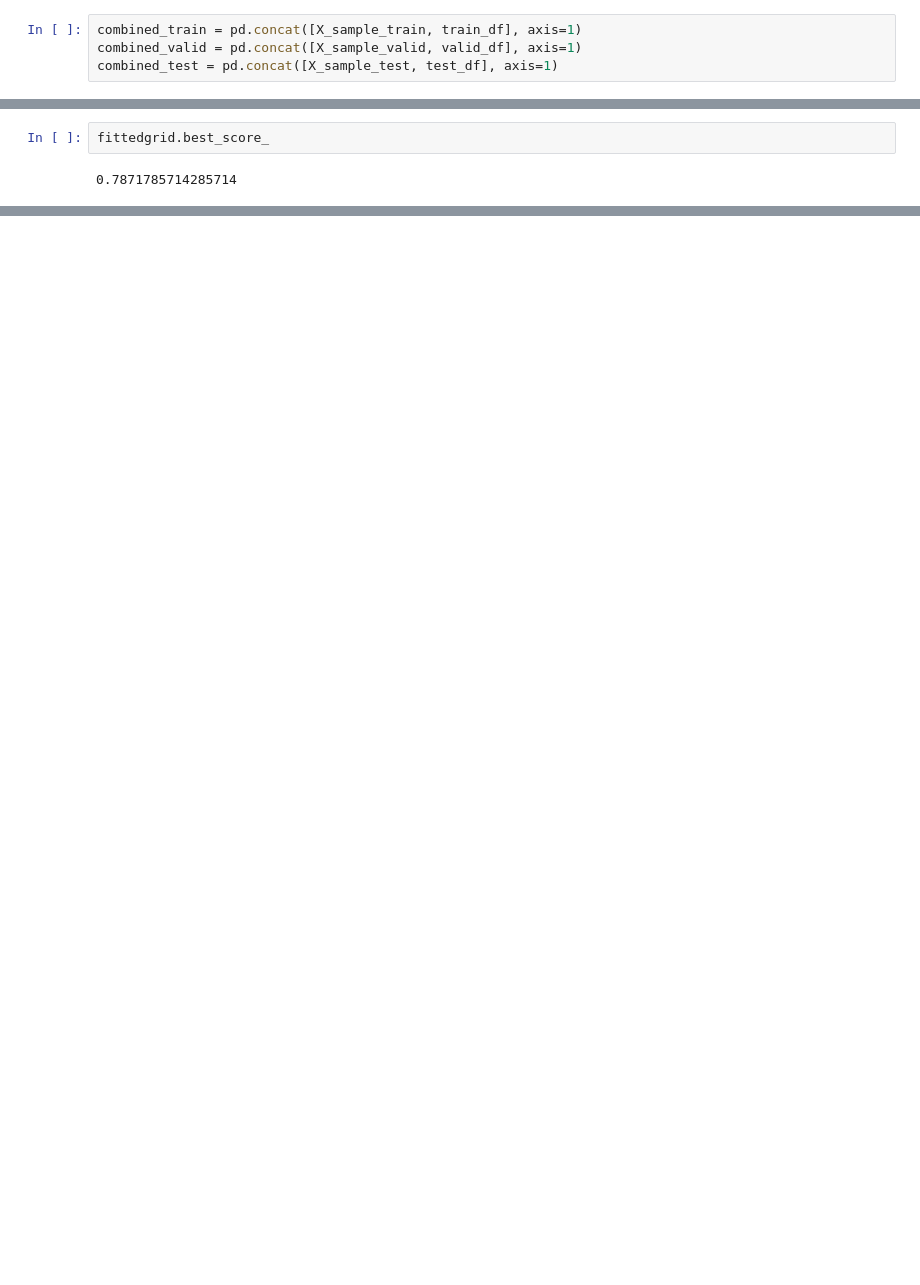
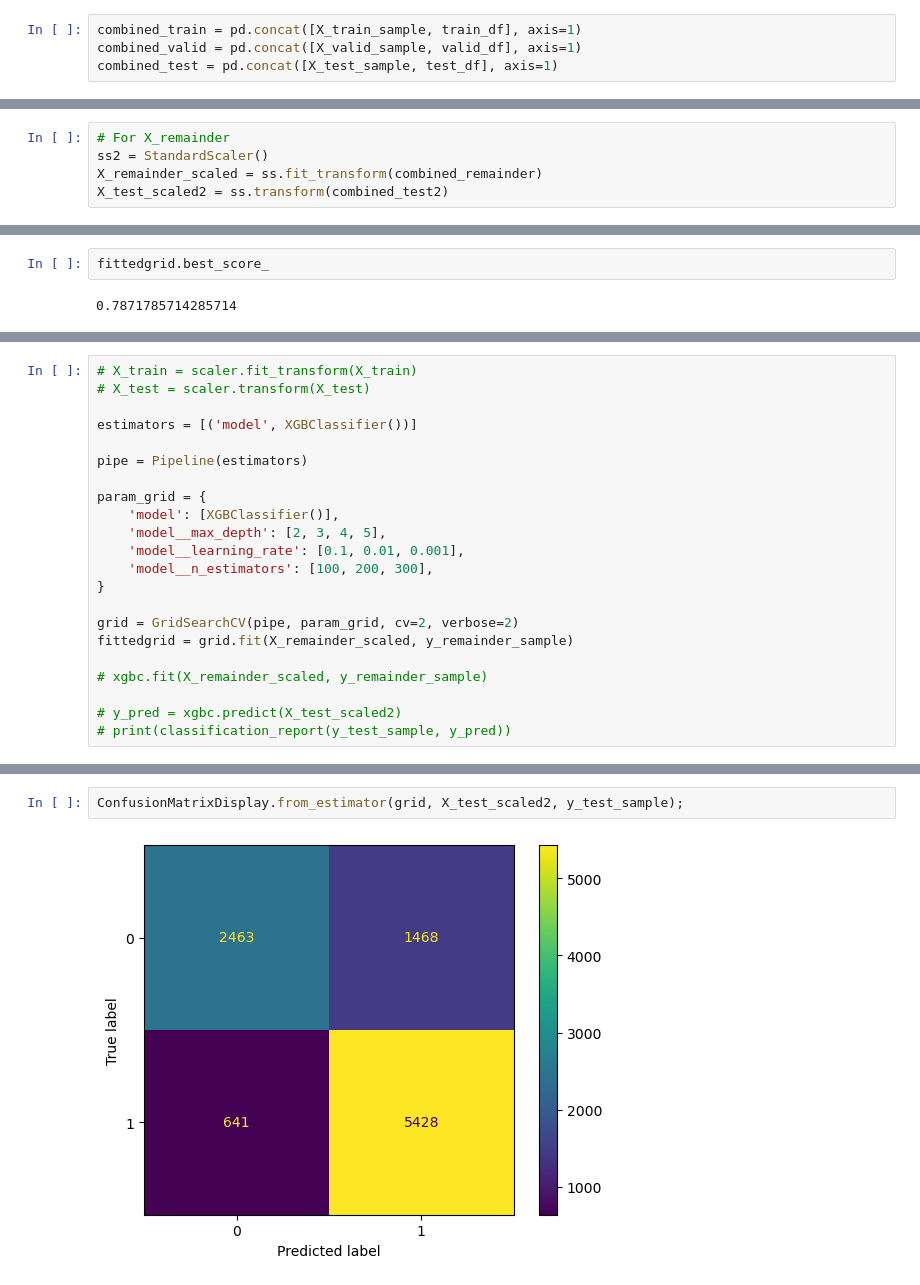
Before and after one commit to b8luong/Amazon-Reviews-Capstone, a Jupyter notebook: Modeling.ipynb, the cells around one changed output, grey strips where cells are left out. Saved outputs shown, nothing was run; the diff lists cells and outputs as text; blank space fills up the shorter version.

Commit message:
running some visuals
ran some visuals

```diff
--- a/Modeling.ipynb
+++ b/Modeling.ipynb
@@ -237,4 +282,4 @@ X_sample_test = X_sample_test.reset_index(drop=True).drop(columns=['product_titl
 # %%
-combined_train = pd.concat([X_sample_train, train_df], axis=1)
-combined_valid = pd.concat([X_sample_valid, valid_df], axis=1)
-combined_test = pd.concat([X_sample_test, test_df], axis=1)
+combined_train = pd.concat([X_train_sample, train_df], axis=1)
+combined_valid = pd.concat([X_valid_sample, valid_df], axis=1)
+combined_test = pd.concat([X_test_sample, test_df], axis=1)
@@ -262,3 +311,8 @@ ss = StandardScaler()
 X_train_scaled = ss.fit_transform(combined_train)
 X_valid_scaled = ss.transform(combined_valid)
 X_test_scaled = ss.transform(combined_test)
+# %%
+# For X_remainder
+ss2 = StandardScaler()
+X_remainder_scaled = ss.fit_transform(combined_remainder)
+X_test_scaled2 = ss.transform(combined_test2)
@@ -573,0 +639,22 @@ fittedgrid.best_score_
+# %%
+# X_train = scaler.fit_transform(X_train)
+# X_test = scaler.transform(X_test)
+
+estimators = [('model', XGBClassifier())]
+
+pipe = Pipeline(estimators)
+
+param_grid = {
+    'model': [XGBClassifier()],
+    'model__max_depth': [2, 3, 4, 5],
+    'model__learning_rate': [0.1, 0.01, 0.001],
+    'model__n_estimators': [100, 200, 300],
+}
+
+grid = GridSearchCV(pipe, param_grid, cv=2, verbose=2)
+fittedgrid = grid.fit(X_remainder_scaled, y_remainder_sample)
+
+# xgbc.fit(X_remainder_scaled, y_remainder_sample)
+
+# y_pred = xgbc.predict(X_test_scaled2)
+# print(classification_report(y_test_sample, y_pred))
@@ -573,0 +695,4 @@ fittedgrid.best_score_
+# %%
+ConfusionMatrixDisplay.from_estimator(grid, X_test_scaled2, y_test_sample);
+# %% [output]
+[figure, added]
```
Also changed, not shown: parts of 47 cells of this notebook, 2 other files.
